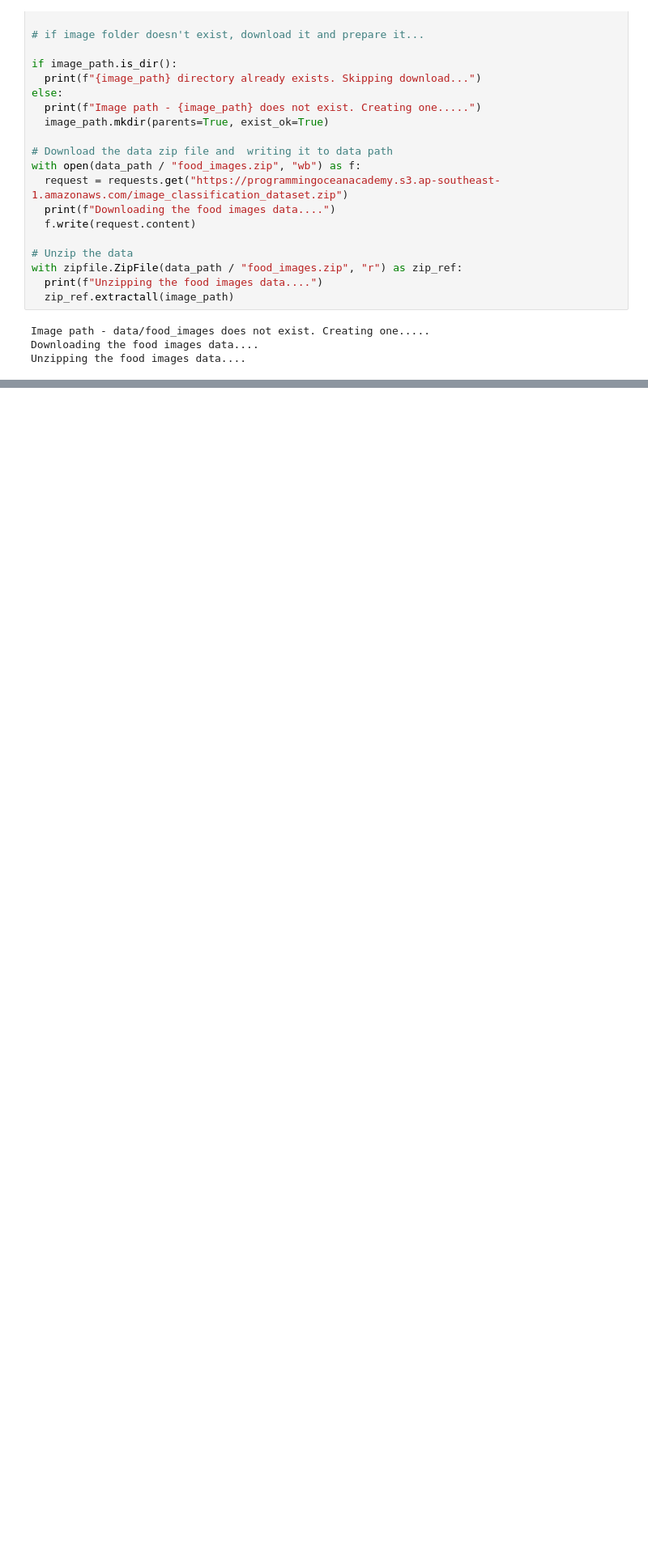
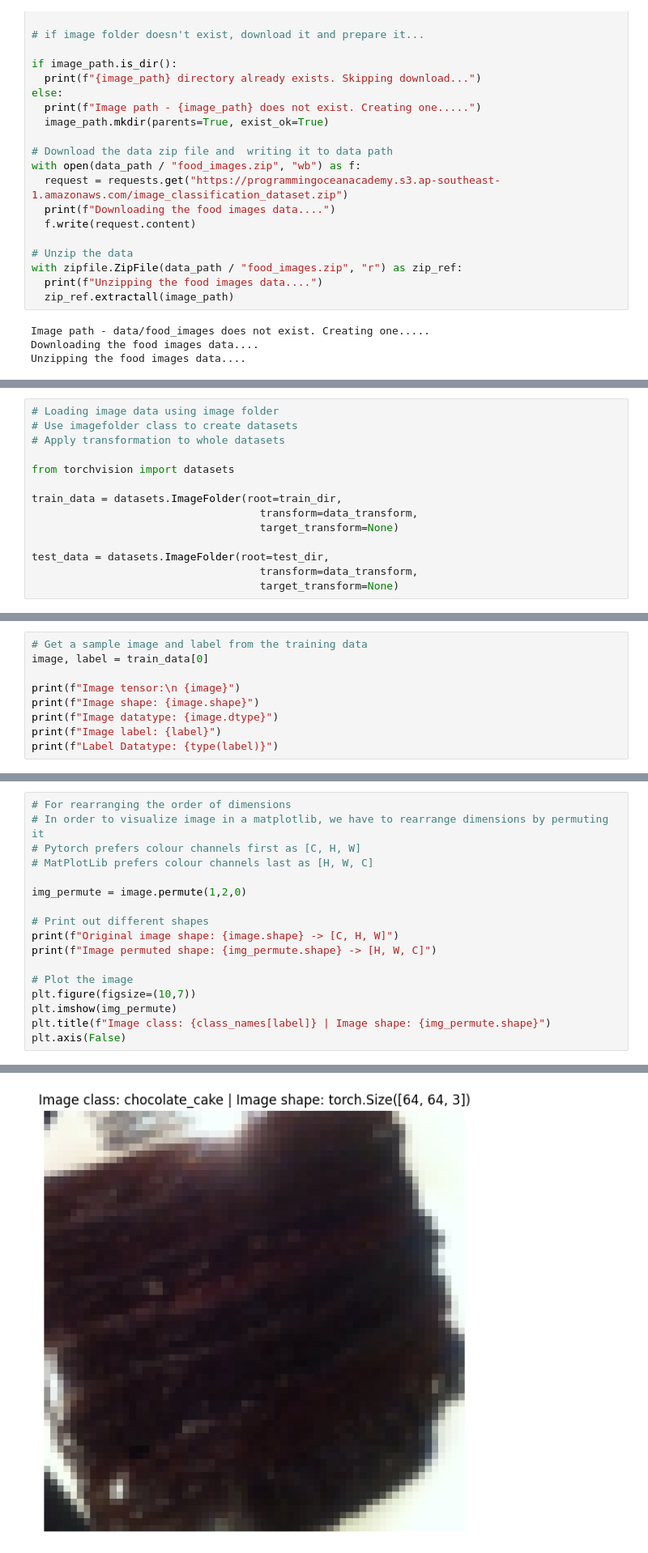
Before and after one commit to Alton01/VGG_Pytorch_Project_Food_Classification, a Jupyter notebook: VGG_Arch_food_project_pytorch.ipynb, the cells around one changed output, grey strips where cells are left out. Shown at 81% size. Cells and saved outputs as stored; diff of their text form; blank space fills up the shorter version.

```diff
--- a/VGG_Arch_food_project_pytorch.ipynb
+++ b/VGG_Arch_food_project_pytorch.ipynb
@@ -59,0 +232,14 @@ os.remove("/content/data/food_images.zip")
+# %%
+# Loading image data using image folder
+# Use imagefolder class to create datasets
+# Apply transformation to whole datasets
+
+from torchvision import datasets
+
+train_data = datasets.ImageFolder(root=train_dir,
+                                    transform=data_transform,
+                                    target_transform=None)
+
+test_data = datasets.ImageFolder(root=test_dir,
+                                    transform=data_transform,
+                                    target_transform=None)
@@ -59,0 +310,9 @@ os.remove("/content/data/food_images.zip")
+# %%
+# Get a sample image and label from the training data
+image, label = train_data[0]
+
+print(f"Image tensor:\n {image}")
+print(f"Image shape: {image.shape}")
+print(f"Image datatype: {image.dtype}")
+print(f"Image label: {label}")
+print(f"Label Datatype: {type(label)}")
@@ -59,0 +341,18 @@ os.remove("/content/data/food_images.zip")
+# %%
+# For rearranging the order of dimensions
+# In order to visualize image in a matplotlib, we have to rearrange dimensions by permuting it
+# Pytorch prefers colour channels first as [C, H, W]
+# MatPlotLib prefers colour channels last as [H, W, C]
+
+img_permute = image.permute(1,2,0)
+
+# Print out different shapes
+print(f"Original image shape: {image.shape} -> [C, H, W]")
+print(f"Image permuted shape: {img_permute.shape} -> [H, W, C]")
+
+# Plot the image
+plt.figure(figsize=(10,7))
+plt.imshow(img_permute)
+plt.title(f"Image class: {class_names[label]} | Image shape: {img_permute.shape}")
+plt.axis(False)
+# %% [output]
@@ -59,0 +362 @@ os.remove("/content/data/food_images.zip")
+[figure, added]
```
Also changed, not shown: parts of 31 cells of this notebook.
